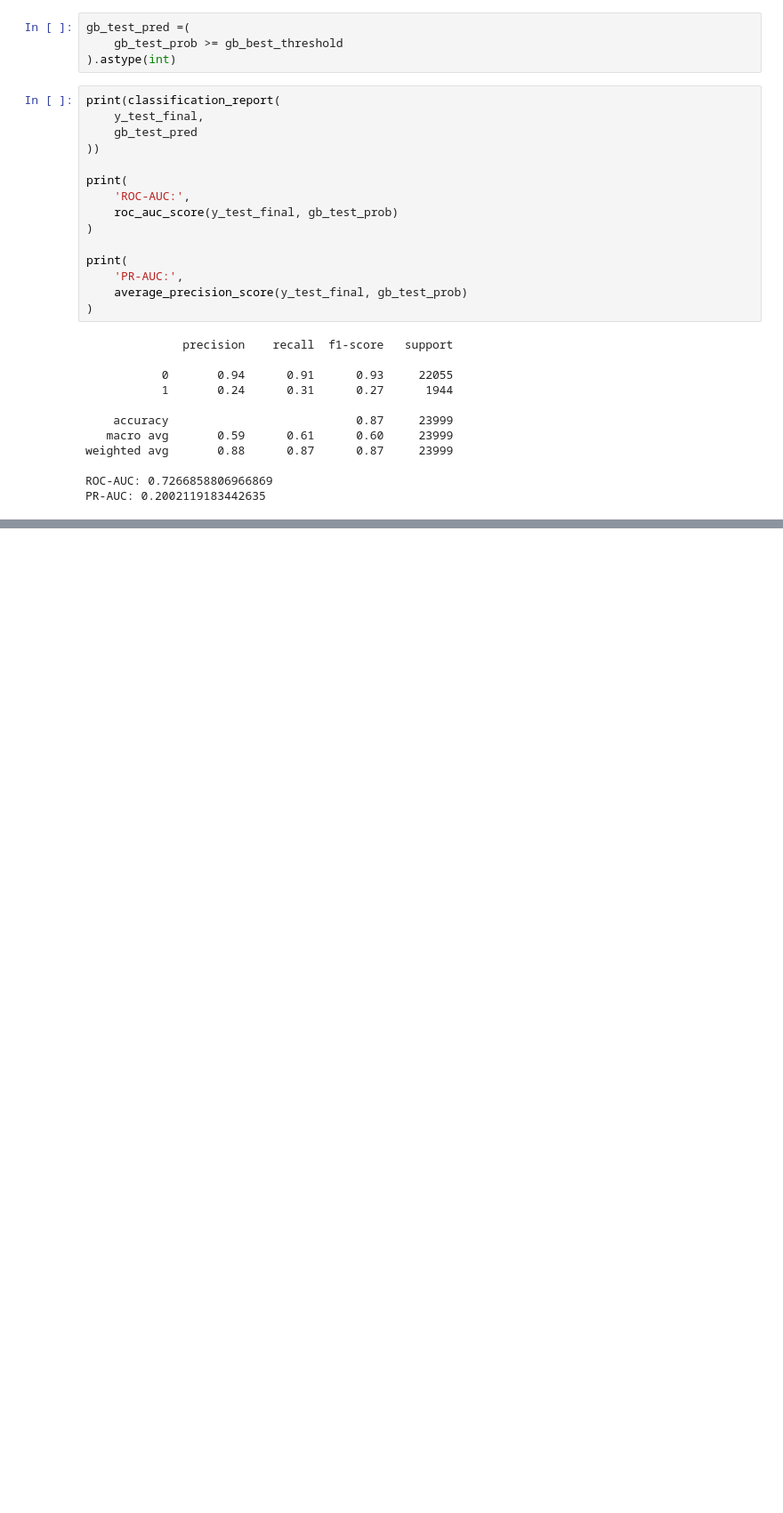
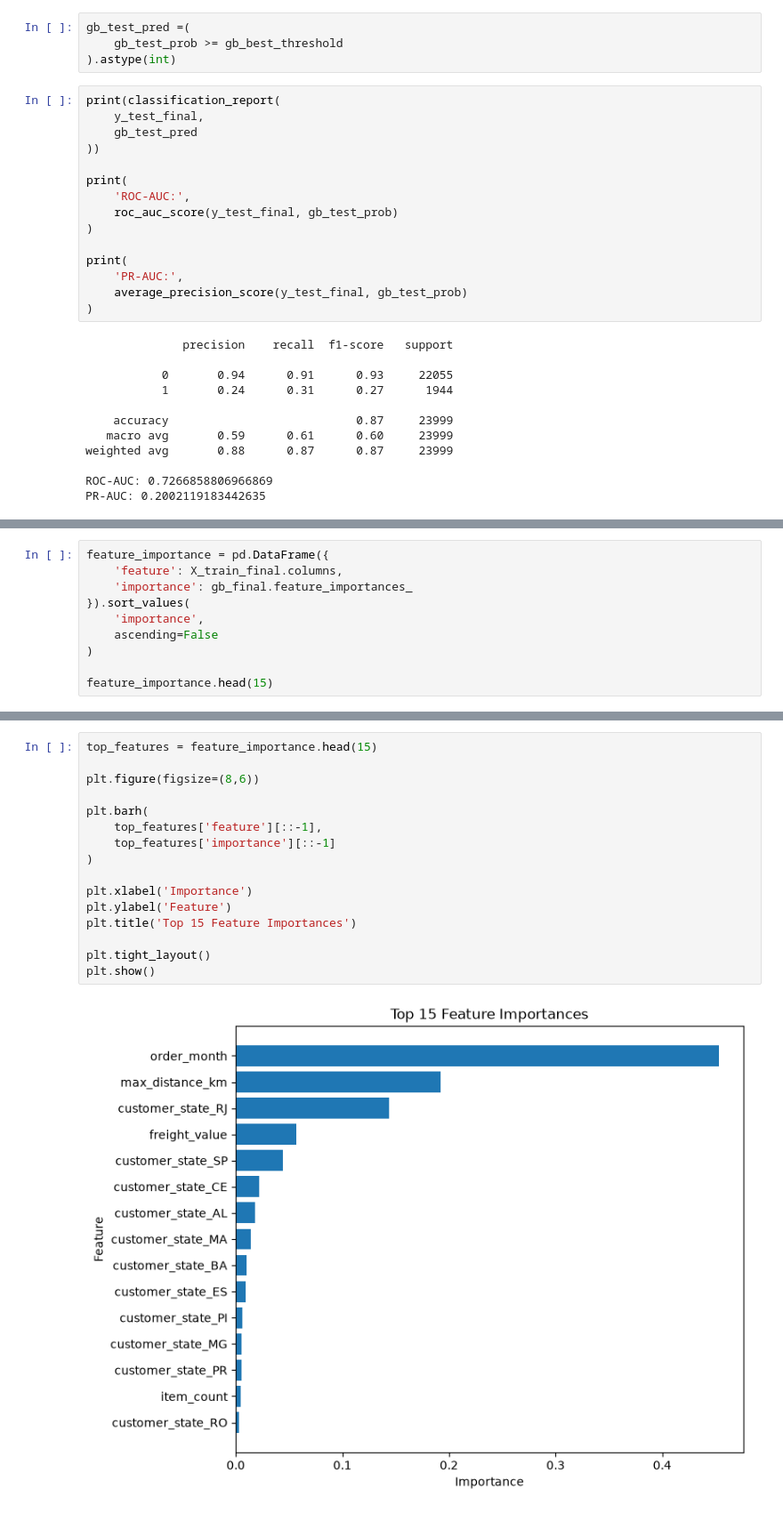
Before and after one commit to 1936196484leex-cloud/ecommerce-delivery-analysis, a Jupyter notebook: notebooks/01_data_explpration.ipynb, the cells around one changed output, grey strips where cells are left out. Shown at 89% size. Saved outputs shown, nothing was run; the diff lists cells and outputs as text; blank space fills up the shorter version.

```diff
--- a/notebooks/01_data_explpration.ipynb
+++ b/notebooks/01_data_explpration.ipynb
@@ -2262,0 +2287,10 @@ PR-AUC: 0.2002119183442635
+# %%
+feature_importance = pd.DataFrame({
+    'feature': X_train_final.columns,
+    'importance': gb_final.feature_importances_
+}).sort_values(
+    'importance',
+    ascending=False
+)
+
+feature_importance.head(15)
@@ -2262,0 +2314,18 @@ PR-AUC: 0.2002119183442635
+# %%
+top_features = feature_importance.head(15)
+
+plt.figure(figsize=(8,6))
+
+plt.barh(
+    top_features['feature'][::-1],
+    top_features['importance'][::-1]
+)
+
+plt.xlabel('Importance')
+plt.ylabel('Feature')
+plt.title('Top 15 Feature Importances')
+
+plt.tight_layout()
+plt.show()
+# %% [output]
+[figure, added]
```
Also changed, not shown: parts of 31 cells of this notebook, 1 other file.
